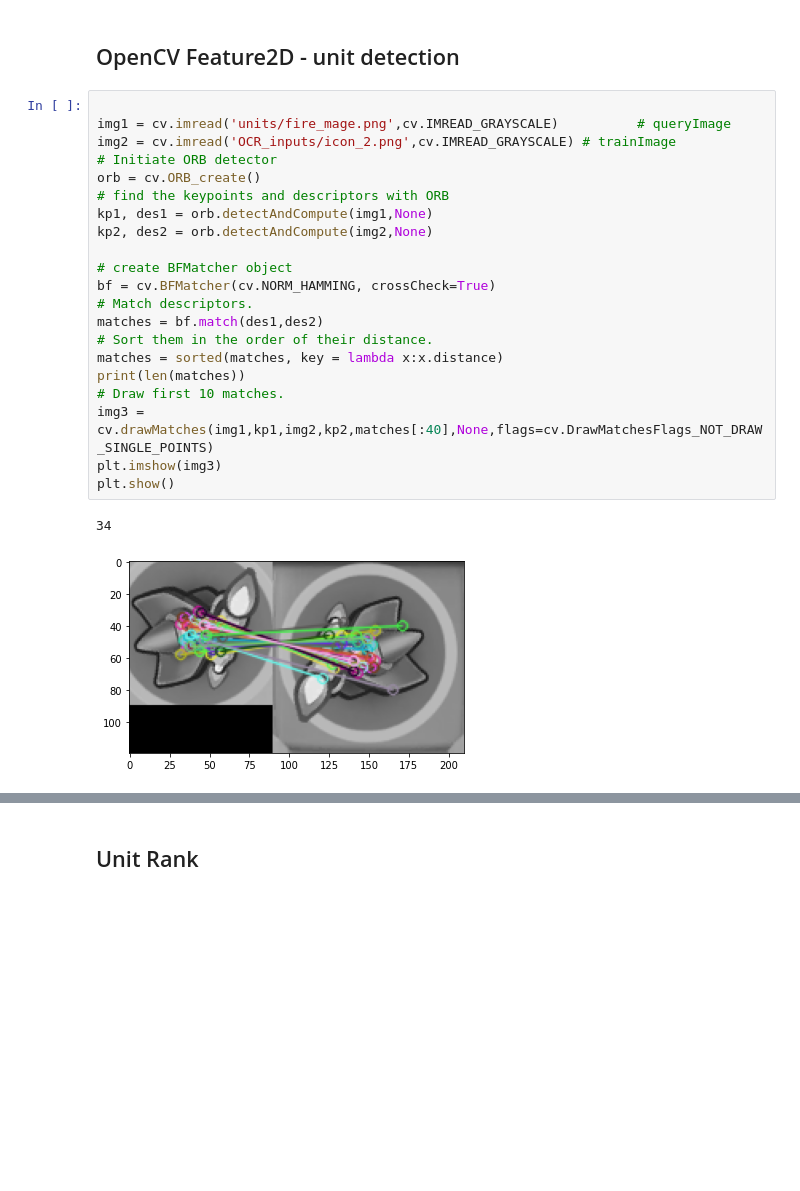
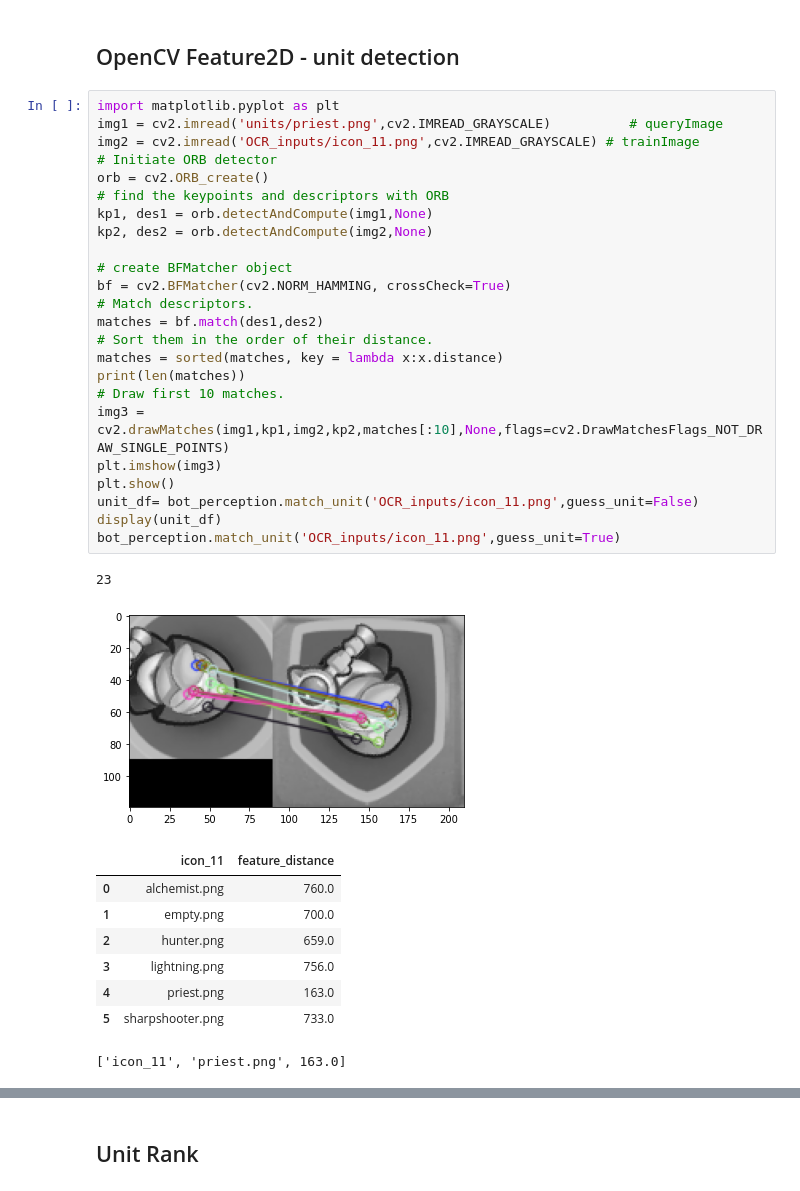
Before and after one commit to AxelBjork/Rush-Royale-Bot, a Jupyter notebook: recognize.ipynb, the cells around one changed output, grey strips where cells are left out. Drawn from its saved outputs; the diff is of its cells as text; blank space fills up the shorter version.

```diff
--- a/recognize.ipynb
+++ b/recognize.ipynb
@@ -52,26 +50,37 @@ bot.getScreen()
 # %% [markdown]
 ## OpenCV Feature2D - unit detection
 # %%
-
-img1 = cv.imread('units/fire_mage.png',cv.IMREAD_GRAYSCALE)          # queryImage
-img2 = cv.imread('OCR_inputs/icon_2.png',cv.IMREAD_GRAYSCALE) # trainImage
+import matplotlib.pyplot as plt
+img1 = cv2.imread('units/priest.png',cv2.IMREAD_GRAYSCALE)          # queryImage
+img2 = cv2.imread('OCR_inputs/icon_11.png',cv2.IMREAD_GRAYSCALE) # trainImage
 # Initiate ORB detector
-orb = cv.ORB_create()
+orb = cv2.ORB_create()
 # find the keypoints and descriptors with ORB
 kp1, des1 = orb.detectAndCompute(img1,None)
 kp2, des2 = orb.detectAndCompute(img2,None)
 
 # create BFMatcher object
-bf = cv.BFMatcher(cv.NORM_HAMMING, crossCheck=True)
+bf = cv2.BFMatcher(cv2.NORM_HAMMING, crossCheck=True)
 # Match descriptors.
 matches = bf.match(des1,des2)
 # Sort them in the order of their distance.
 matches = sorted(matches, key = lambda x:x.distance)
 print(len(matches))
 # Draw first 10 matches.
-img3 = cv.drawMatches(img1,kp1,img2,kp2,matches[:40],None,flags=cv.DrawMatchesFlags_NOT_DRAW_SINGLE_POINTS)
+img3 = cv2.drawMatches(img1,kp1,img2,kp2,matches[:10],None,flags=cv2.DrawMatchesFlags_NOT_DRAW_SINGLE_POINTS)
 plt.imshow(img3)
 plt.show()
+unit_df= bot_perception.match_unit('OCR_inputs/icon_11.png',guess_unit=False)
+display(unit_df)
+bot_perception.match_unit('OCR_inputs/icon_11.png',guess_unit=True)
 # %% [output]
-34
+23
-[figure, old version]
+[figure, new version]
+|  | icon_11 | feature_distance |
+| 0 | alchemist.png | 760.0 |
+| 1 | empty.png | 700.0 |
+| 2 | hunter.png | 659.0 |
+| 3 | lightning.png | 756.0 |
+| 4 | priest.png | 163.0 |
+| 5 | sharpshooter.png | 733.0 |
+['icon_11', 'priest.png', 163.0]
```
Also changed, not shown: parts of 8 cells of this notebook, 22 other files.
